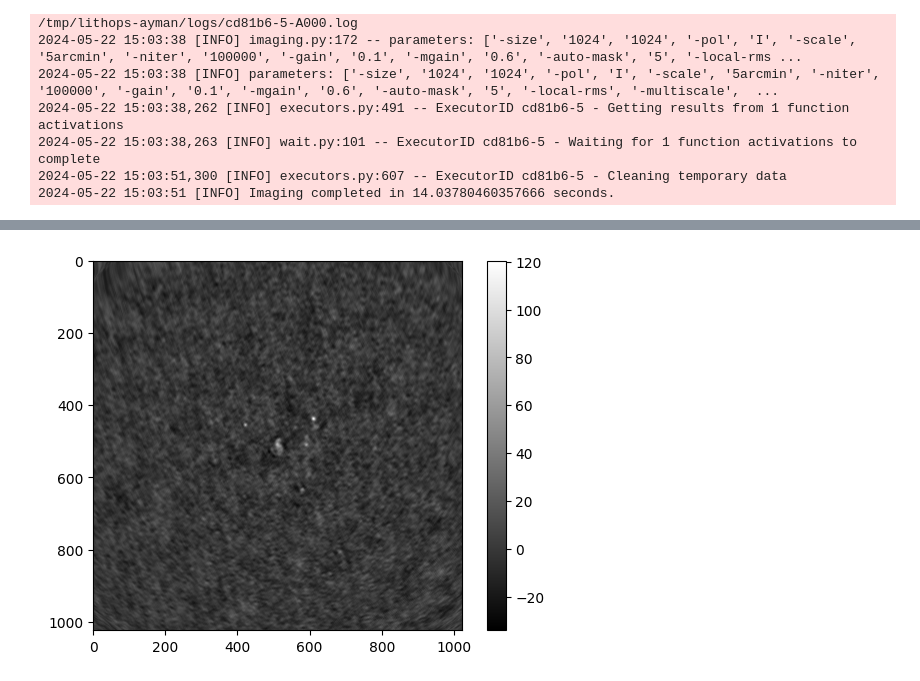
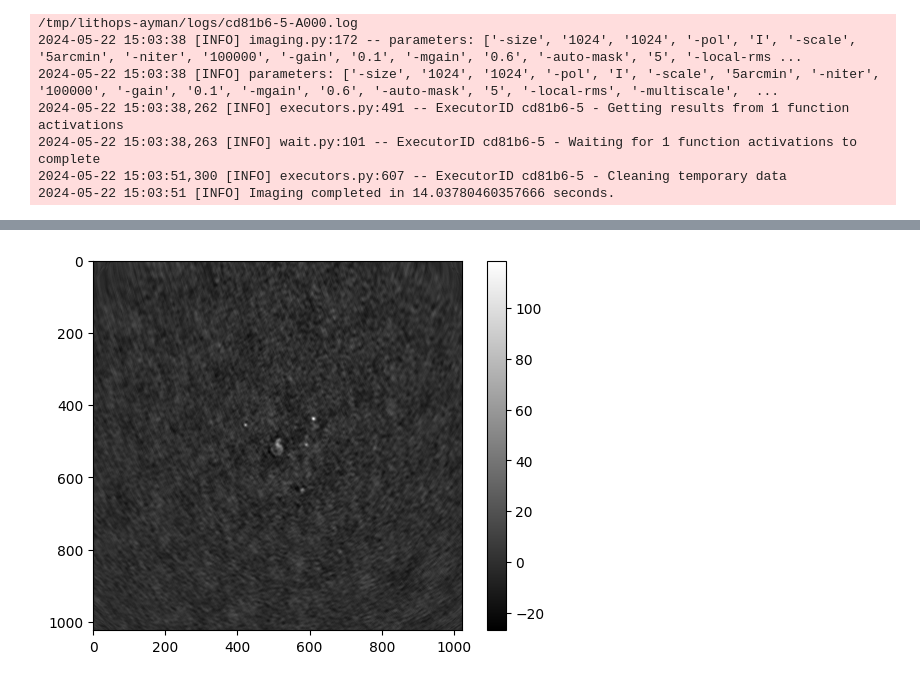
Before and after one commit to abourramouss/serverlessextract, a Jupyter notebook: radiointerferometry/examples/workflow.ipynb, the cells around one changed output, grey strips where cells are left out. Saved outputs shown, nothing was run; the diff lists cells and outputs as text; code cells hidden in the pictures.

```diff
--- a/radiointerferometry/examples/workflow.ipynb
+++ b/radiointerferometry/examples/workflow.ipynb
@@ -344,19 +341,19 @@ True
 # %%
 from astropy.io import fits
 import matplotlib.pyplot as plt
 
 # Specify the path to the .fits file
-fits_file_path = '/tmp/image.fits'
+fits_file_path = './imag_out-image10.fits'
 
 # Open the .fits file
 image_data = fits.getdata(fits_file_path)
 
 # Adjust the image_data to reduce its dimensionality to 2D
 image_data_2d = image_data[0, 0, :, :]
 
 # Now use plt.imshow on the 2D image data
 plt.imshow(image_data_2d, cmap='gray')
 plt.colorbar()
 plt.show()
 # %% [output]
-[figure, old version]
+[figure, new version]
```
Also changed, not shown: parts of 1 cell of this notebook, 5 other files.
